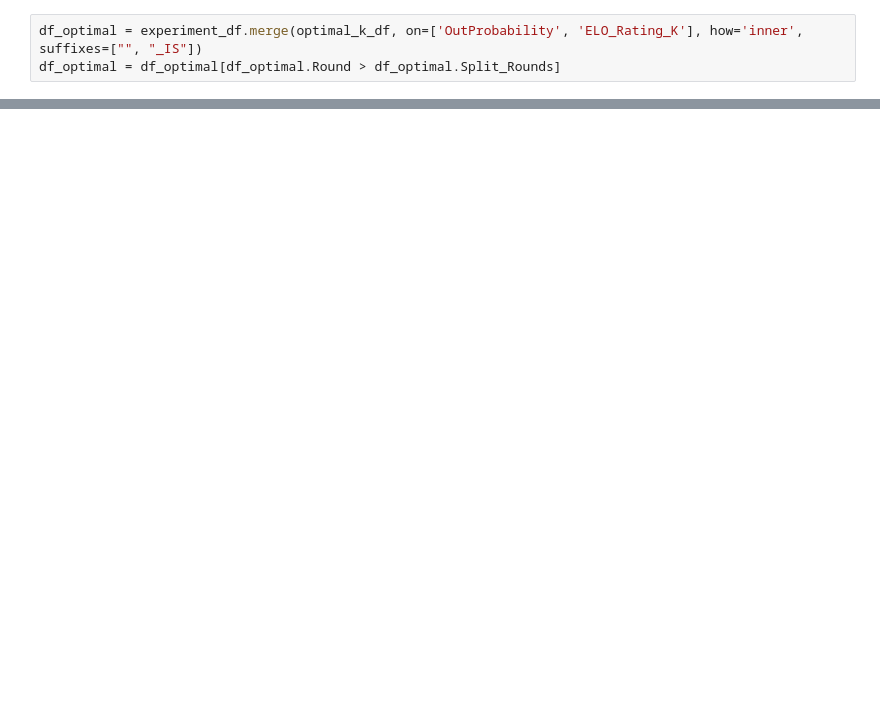
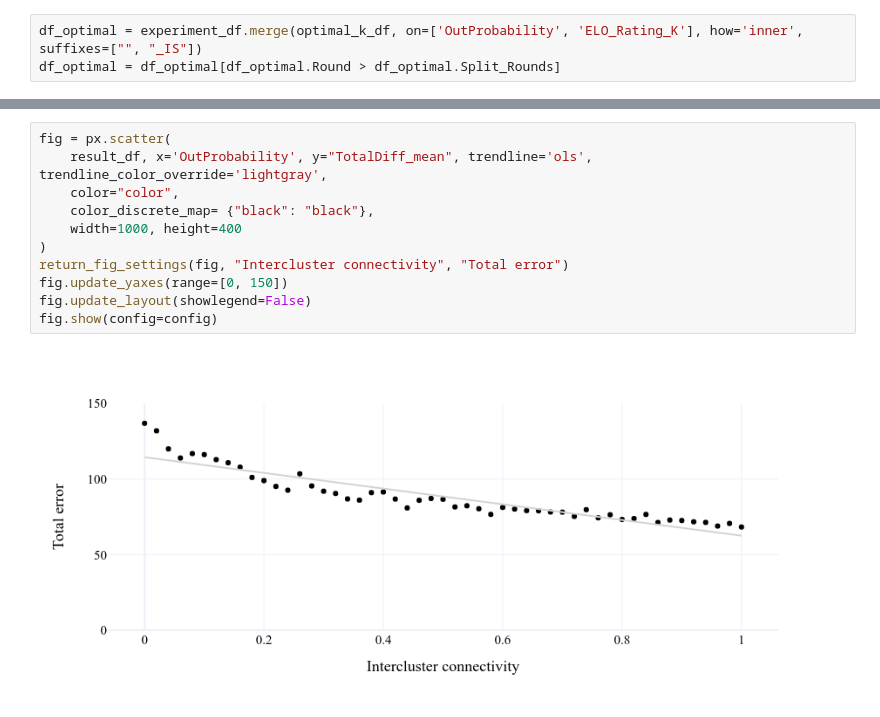
Before and after one commit to spoho-datascience/dfg-rating, a Jupyter notebook: experiments/notebooks/network_analysis/Components.ipynb, the cells around one changed output, grey strips where cells are left out. Drawn from its saved outputs; the diff is of its cells as text; blank space fills up the shorter version.

```diff
--- a/experiments/notebooks/network_analysis/Components.ipynb
+++ b/experiments/notebooks/network_analysis/Components.ipynb
@@ -288,0 +519,13 @@ result_df = df_optimal.groupby(['OutProbability', 'ELO_Rating_K'], as_index=Fals
+# %%
+fig = px.scatter(
+    result_df, x='OutProbability', y="TotalDiff_mean", trendline='ols', trendline_color_override='lightgray',
+    color="color",
+    color_discrete_map= {"black": "black"},
+    width=1000, height=400
+)
+return_fig_settings(fig, "Intercluster connectivity", "Total error")
+fig.update_yaxes(range=[0, 150])
+fig.update_layout(showlegend=False)
+fig.show(config=config)
+# %% [output]
+[figure, added]
```
Also changed, not shown: parts of 27 cells of this notebook, 13 other files.
